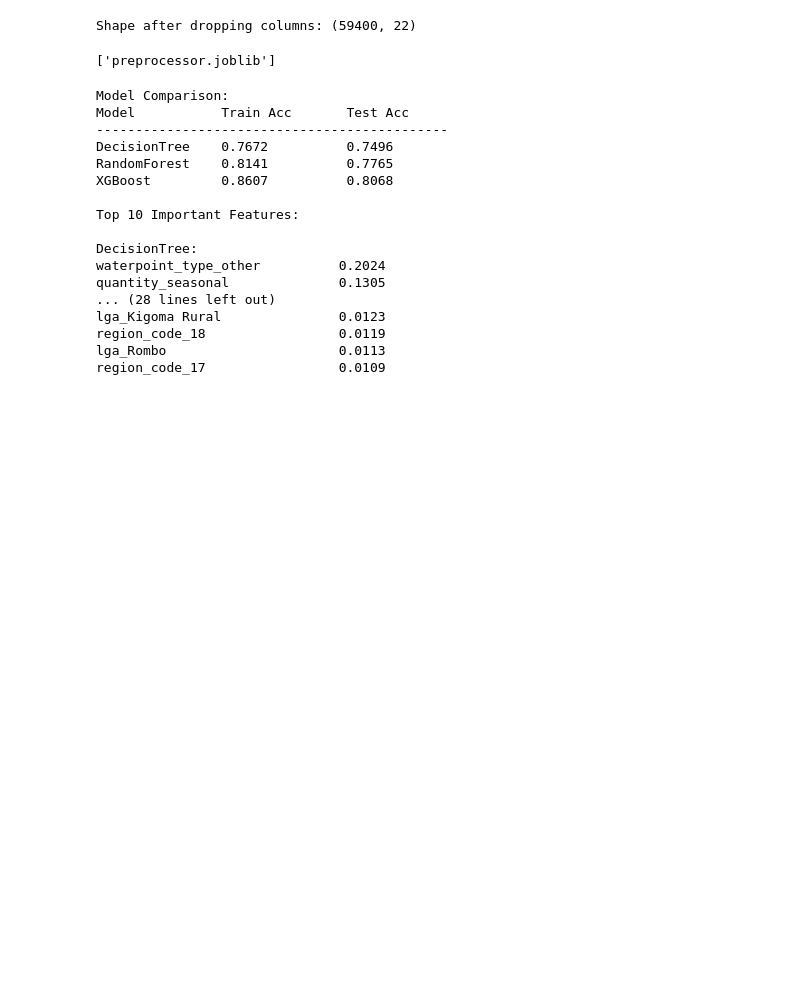
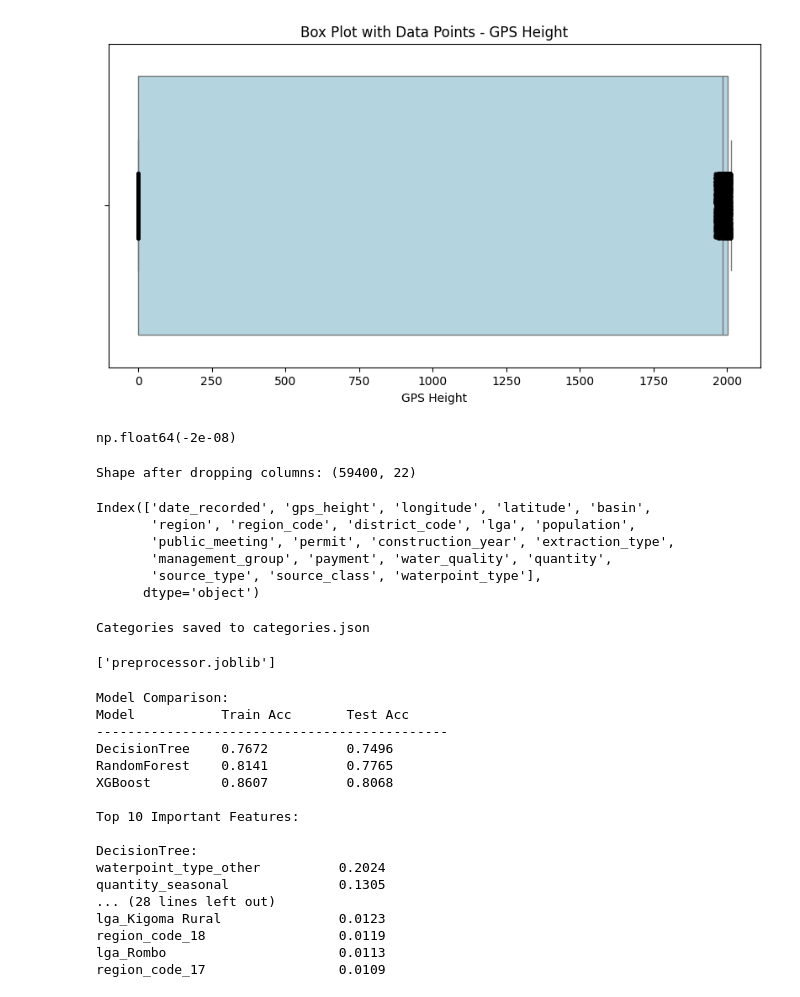
Before and after one commit to shakeeluetp1041/DataDrip, a Jupyter notebook: code.ipynb, the cells around one changed output. Cells and saved outputs as stored; diff of their text form; code cells hidden in the pictures; blank space fills up the shorter version.

```diff
--- a/code.ipynb
+++ b/code.ipynb
@@ -39,3 +54,22 @@ df['target'] = labels['status_group']           # Add the target column to the d
+# %%
+df['construction_year'].unique()
+df['construction_year'].value_counts()
+import seaborn as sns
+import matplotlib.pyplot as plt
+
+plt.figure(figsize=(10, 5))
+sns.boxplot(x=df['construction_year'], color='lightblue')
+sns.stripplot(x=df['construction_year'], color='black', size=3, jitter=True, alpha=0.5)
+
+plt.title('Box Plot with Data Points - GPS Height')
+plt.xlabel('GPS Height')
+plt.show()
+# %% [output]
+[figure, added]
+# %%
+df['latitude'].max()
+# %% [output]
+np.float64(-2e-08)
 # %%
 # Columns to be dropped for the baseline models
 columns_drop=['id','amount_tsh','num_private','subvillage','recorded_by','scheme_name',
@@ -60,6 +94,15 @@ X = df.drop(columns=['target'])  # Features only
 y = df['target']                 # Target column
 X_train, X_test, y_train, y_test = train_test_split(
     X, y, test_size=0.04, random_state=42, stratify=y)  # 2376 records for the test
+# %%
+X_train.columns
+# %% [output]
+Index(['date_recorded', 'gps_height', 'longitude', 'latitude', 'basin',
+       'region', 'region_code', 'district_code', 'lga', 'population',
+       'public_meeting', 'permit', 'construction_year', 'extraction_type',
+       'management_group', 'payment', 'water_quality', 'quantity',
+       'source_type', 'source_class', 'waterpoint_type'],
+      dtype='object')
 # %%
 # Import the custom transformers form helper_function.py
 # The helper_function.py file contains the definitions for StringConverter, YearExtractor, IQRCapper, and ConstructionYearTransformer
@@ -97,7 +140,7 @@ oulier_minmax_pipeline_median = Pipeline(steps=[
 
 cat_pipeline = Pipeline([
      ('string_converter', StringConverter()),
-    ('imputer', SimpleImputer(strategy='constant', fill_value='Unknown')),
+    #('imputer', SimpleImputer(strategy='constant', fill_value='Unknown')),
     ('ohe', OneHotEncoder(sparse_output=False, handle_unknown='ignore',drop='first'))
 ])
 
@@ -105,6 +148,23 @@ constructionyear_pipeline = Pipeline(steps=[
     ('replace_zeros_with_median', ConstructionYearTransformer()),
     ('minmax_scaling', MinMaxScaler())
 ])
+
+categorical_columns=['basin','region','region_code','district_code','lga','public_meeting','permit','extraction_type',
+                                    'management_group','payment','water_quality','quantity','source_type','source_class',
+                                    'waterpoint_type']
+# Extract unique categories for each categorical column
+categories = {}
+for col in categorical_columns:
+    unique_categories = df[col].unique().tolist()
+    # Convert to string and remove None if needed (NaN will be handled by pipeline)
+    categories[col] = sorted(unique_categories)
+
+# Save categories to a JSON file
+with open("categories.json", "w") as f:
+    json.dump(categories, f, indent=2)
+
+print("Categories saved to categories.json")
+
 # ColumnTransformer and full pipeline setup for feature preprocessing
 # The ColumnTransformer allows us to apply different preprocessing steps to different columns of the DataFrame
 preprocessor = ColumnTransformer(
@@ -114,9 +174,7 @@ preprocessor = ColumnTransformer(
         ('outlier_minmax_gps_height', oulier_minmax_pipeline_mean, ['gps_height']),
         ('outlier_minmax_longitude', oulier_minmax_pipeline_mean, ['longitude']),
         ('outlier_minmax_latitude', oulier_minmax_pipeline_mean, ['latitude']),
-         ('cat_ohe', cat_pipeline, ['basin','region','region_code','district_code','lga','public_meeting','permit','extraction_type',
-                                    'management_group','payment','water_quality','quantity','source_type','source_class',
-                                    'waterpoint_type']),
+         ('cat_ohe', cat_pipeline, categorical_columns),
         ('outlier_minmax_population', oulier_minmax_pipeline_clip, ['population']),
         ('constructionyear', constructionyear_pipeline, ['construction_year'])
 
@@ -139,7 +197,8 @@ X_test_transformed = preprocessor.transform(X_test)
 # Save the preprocessor (this is done only once)
 joblib.dump(preprocessor, "preprocessor.joblib")
 # %% [output]
-['preprocessor.joblib']
+Categories saved to categories.json
+['preprocessor.joblib']
 # %%
 # models (Decision Tree, Random Forest, XGBoost) to be used
 models = {
```
Also changed, not shown: parts of 5 cells of this notebook, 3 other files.
